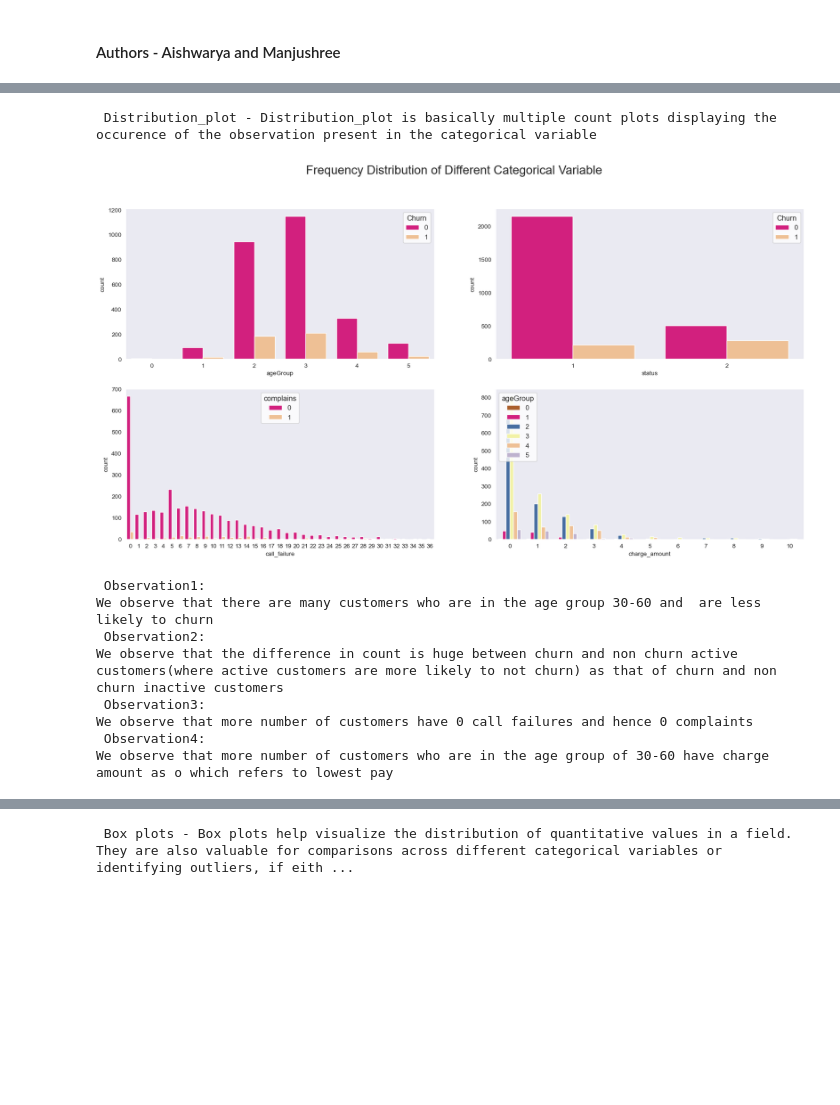
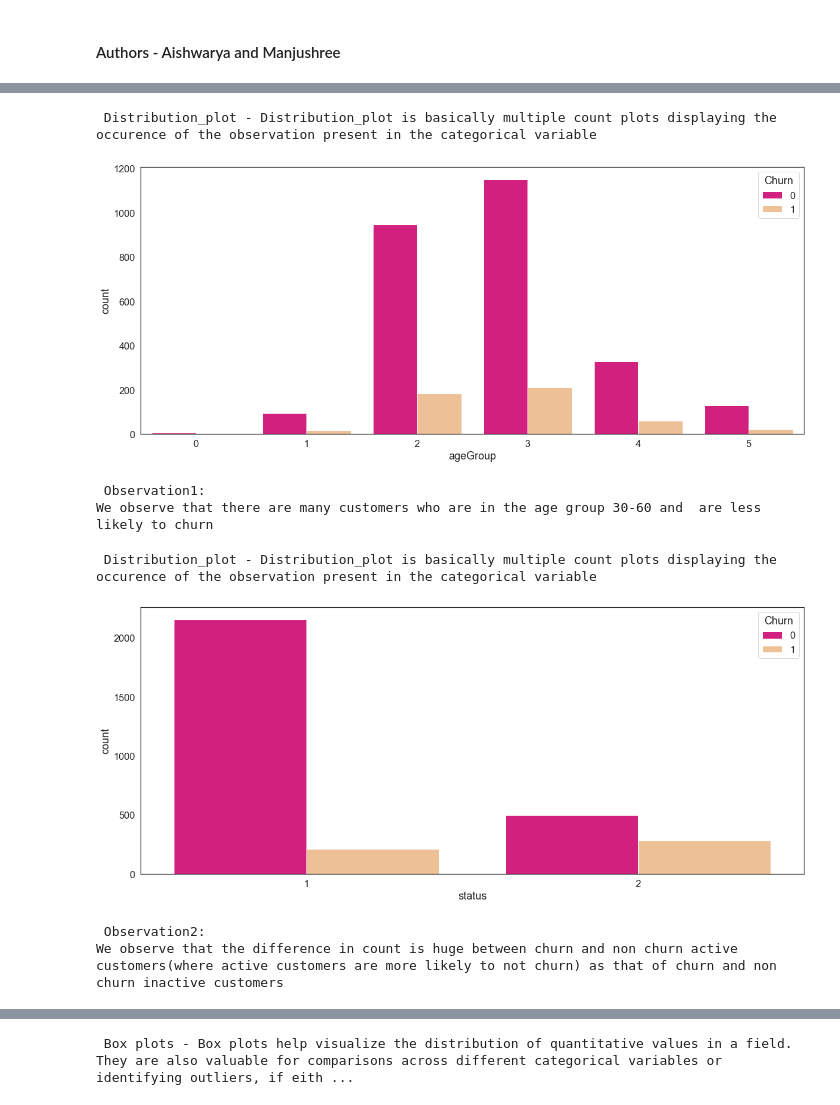
Before and after one commit to rohit-chandra/Customer_Churn_Analysis, a Jupyter notebook: data_visualization/Data visualization after cleaning.ipynb, the cells around one changed output, grey strips where cells are left out. Drawn from its saved outputs; the diff is of its cells as text; code cells hidden in the pictures; blank space fills up the shorter version.

Commit message:
Fixed Font sizes for the plots

```diff
--- a/data_visualization/Data visualization after cleaning.ipynb
+++ b/data_visualization/Data visualization after cleaning.ipynb
@@ -77,26 +77,28 @@ The charge amount of 0 has the highest count
 # %%
 print('\033[1m Distribution_plot - \033[0mDistribution_plot is basically multiple count plots displaying the occurence of the observation present in the categorical variable')
-fig, axarr = plt.subplots(2,2, figsize=(20,10), dpi=100, facecolor='w', edgecolor='k')
-sns.set(style="white")
-sns.countplot(x='ageGroup', hue = 'Churn',data = df, ax=axarr[0][0], palette="Accent_r")
-sns.countplot(x='status', hue = 'Churn',data = df, ax=axarr[0][1], palette="Accent_r")
-sns.countplot(x='call_failure', hue = 'complains',data = df,ax=axarr[1][0], palette="Accent_r")
-sns.countplot(x='charge_amount', hue = 'ageGroup',data = df, ax=axarr[1][1], palette="Accent_r")
+sns.set(style="white",font_scale = 1.5)
+sns.countplot(x='ageGroup', hue = 'Churn',data = df, palette="Accent_r")
+
 fig.suptitle('Frequency Distribution of Different Categorical Variable',fontsize = 20)
 plt.savefig('./images/Frequency_Distribution_afterCleaning.png')
 plt.show()
 print('\033[1m Observation1: \033[0m\nWe observe that there are many customers who are in the age group 30-60 and  are less likely to churn')
-print('\033[1m Observation2: \033[0m\nWe observe that the difference in count is huge between churn and non churn active customers(where active customers are more likely to not churn) as that of churn and non churn inactive customers')
-print('\033[1m Observation3: \033[0m\nWe observe that more number of customers have 0 call failures and hence 0 complaints')
-print('\033[1m Observation4: \033[0m\nWe observe that more number of customers who are in the age group of 30-60 have charge amount as o which refers to lowest pay ')
 # %% [output]
  Distribution_plot - Distribution_plot is basically multiple count plots displaying the occurence of the observation present in the categorical variable
-[figure, old version]
+[figure, new version]
  Observation1:
 We observe that there are many customers who are in the age group 30-60 and  are less likely to churn
- Observation2:
-We observe that the difference in count is huge between churn and non churn active customers(where active customers are more likely to not churn) as that of churn and non churn inactive customers
- Observation3:
-We observe that more number of customers have 0 call failures and hence 0 complaints
- Observation4:
-We observe that more number of customers who are in the age group of 30-60 have charge amount as o which refers to lowest pay
+# %%
+print('\033[1m Distribution_plot - \033[0mDistribution_plot is basically multiple count plots displaying the occurence of the observation present in the categorical variable')
+sns.set(style="white",font_scale = 1.5)
+sns.countplot(x='status', hue = 'Churn',data = df, palette="Accent_r")
+
+fig.suptitle('Frequency Distribution of Different Categorical Variable',fontsize = 20)
+plt.savefig('./images/Frequency_Distribution_afterCleaning1.png')
+plt.show()
+print('\033[1m Observation2: \033[0m\nWe observe that the difference in count is huge between churn and non churn active customers(where active customers are more likely to not churn) as that of churn and non churn inactive customers')
+# %% [output]
+ Distribution_plot - Distribution_plot is basically multiple count plots displaying the occurence of the observation present in the categorical variable
+[figure, added]
+ Observation2:
+We observe that the difference in count is huge between churn and non churn active customers(where active customers are more likely to not churn) as that of churn and non churn inactive customers
```
Also changed, not shown: parts of 10 cells of this notebook, 9 other files.
